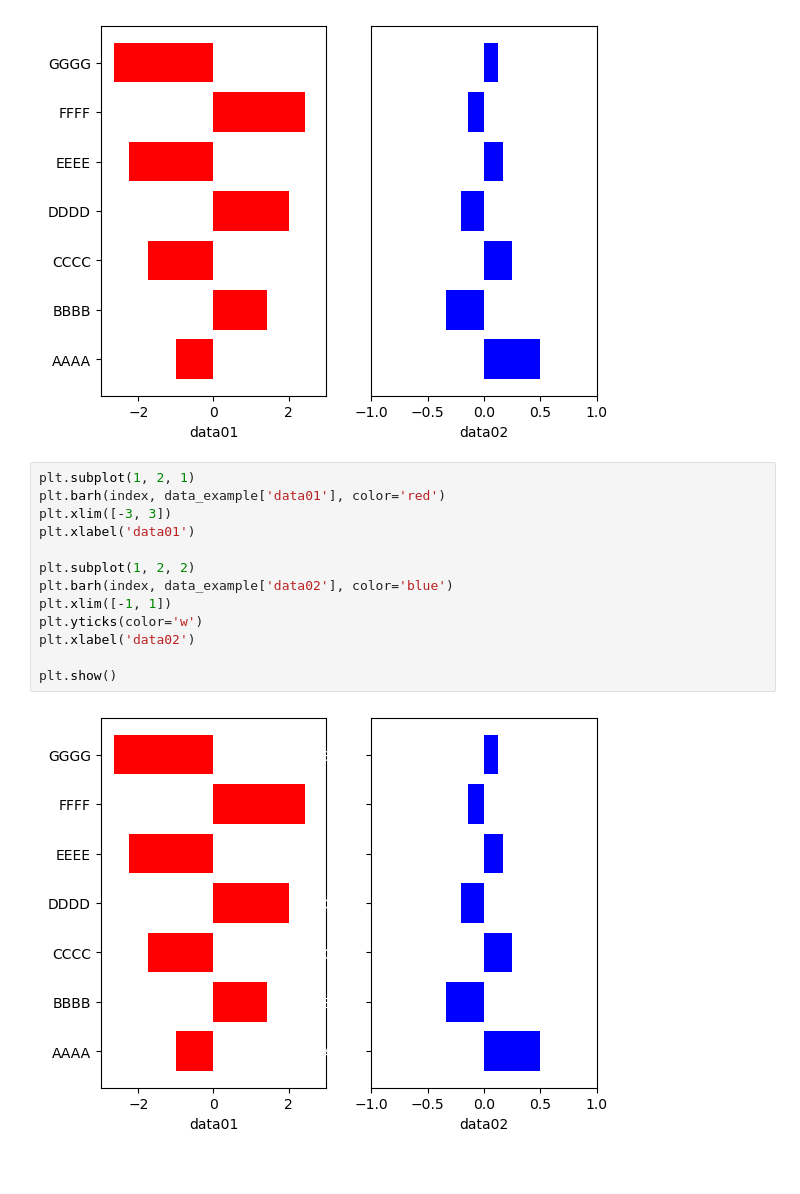
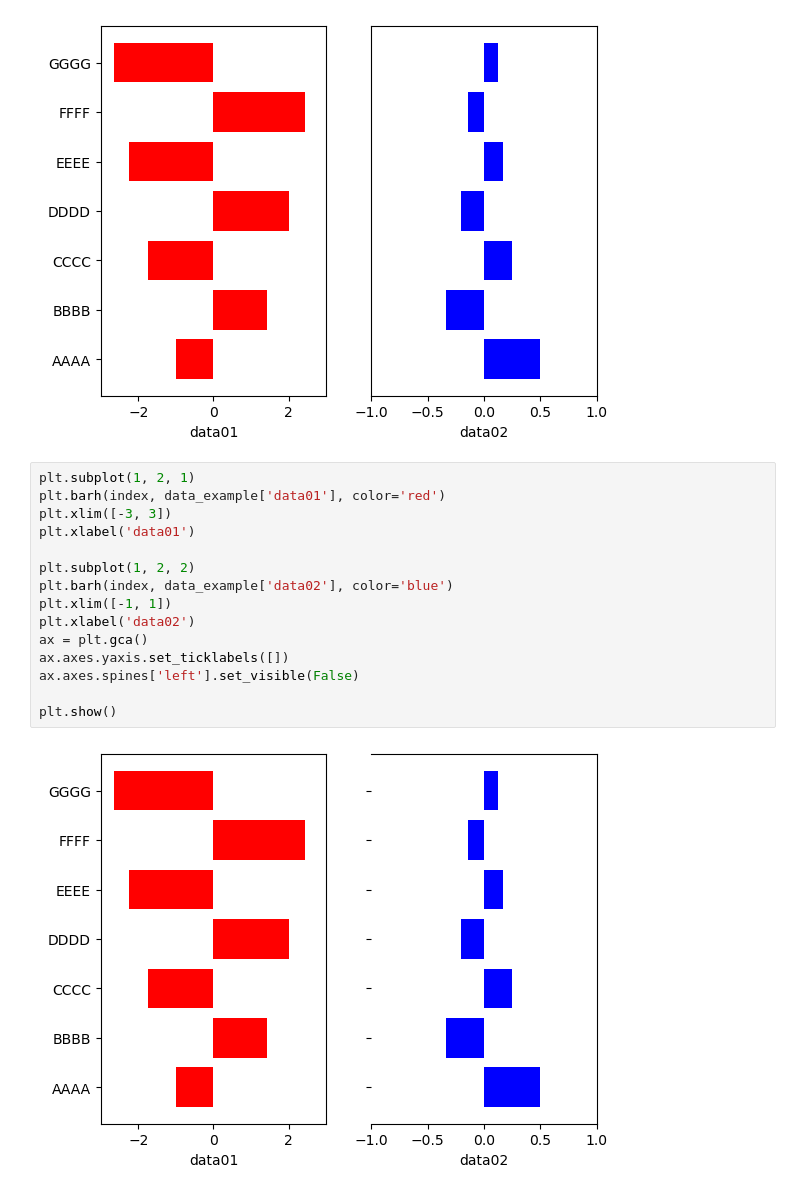
Before and after one commit to meticulousdev/TestCode, a Jupyter notebook: visualization/test_two_graphs_in_parallel.ipynb, the cells around one changed output. Saved outputs shown, nothing was run; the diff lists cells and outputs as text.

```diff
--- a/visualization/test_two_graphs_in_parallel.ipynb
+++ b/visualization/test_two_graphs_in_parallel.ipynb
@@ -51,15 +67,17 @@ plt.show()
 # %%
 plt.subplot(1, 2, 1)
 plt.barh(index, data_example['data01'], color='red')
 plt.xlim([-3, 3])
 plt.xlabel('data01')
 
 plt.subplot(1, 2, 2)
 plt.barh(index, data_example['data02'], color='blue')
 plt.xlim([-1, 1])
-plt.yticks(color='w')
 plt.xlabel('data02')
+ax = plt.gca()
+ax.axes.yaxis.set_ticklabels([])
+ax.axes.spines['left'].set_visible(False)
 
 plt.show()
 # %% [output]
-[figure, old version]
+[figure, new version]
```
Also changed, not shown: parts of 2 cells of this notebook.
